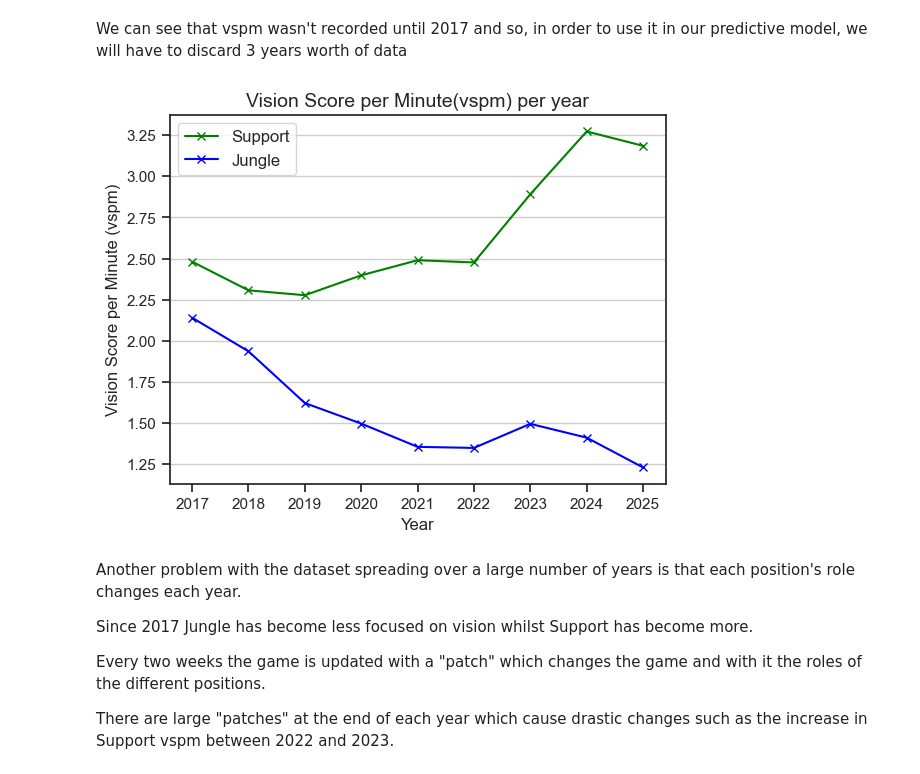
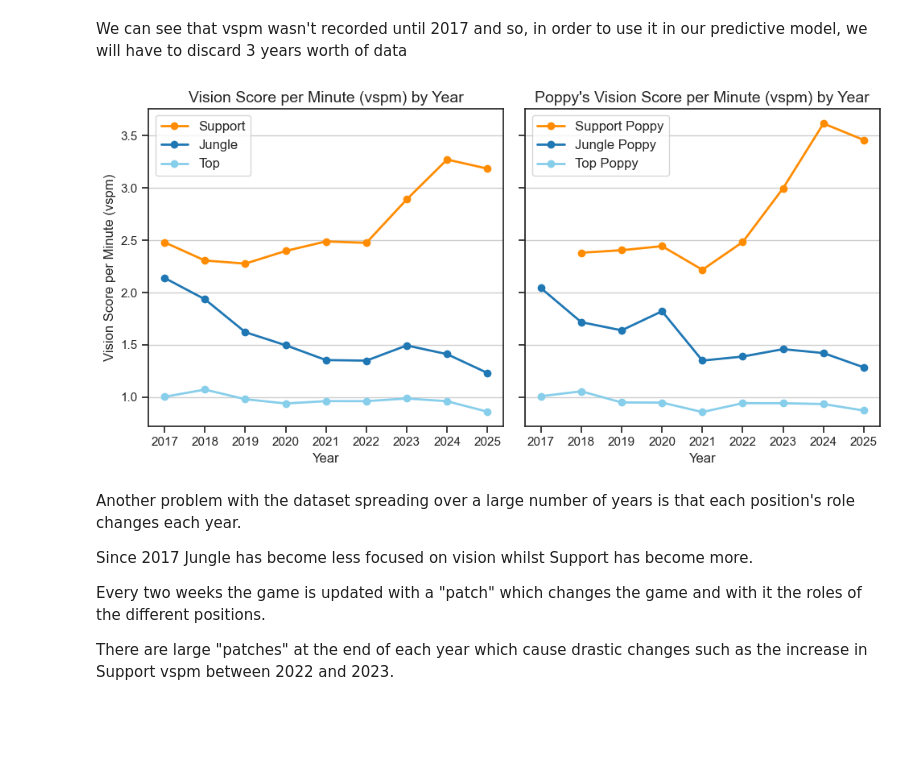
Before and after one commit to Samuel-Kelly-hub/Esports-Results-Project, a Jupyter notebook: LoL_Data_Exploration.ipynb, the cells around one changed output. Cells and saved outputs as stored; diff of their text form; code cells hidden in the pictures; blank space fills up the shorter version.

```diff
--- a/LoL_Data_Exploration.ipynb
+++ b/LoL_Data_Exploration.ipynb
@@ -351,27 +350,65 @@ Name: vspm, dtype: float64
 # %% [markdown]
 We can see that vspm wasn't recorded until 2017 and so, in order to use it in our predictive model, we will have to discard 3 years worth of data
 # %%
-plt.plot(dflol[dflol["position"] == "sup"].groupby("year")["vspm"].mean(),
-         label="Support",
-         marker="x",
-         linestyle="-",
-         color="green")
+fig, axes = plt.subplots(1, 2, figsize=(10, 5), sharey=True)
 
-plt.plot(dflol[dflol["position"] == "jng"].groupby("year")["vspm"].mean(),
-         label="Jungle",
-         marker="x",
-         linestyle="-",
-         color="blue")
+axes[0].plot(dflol[dflol["position"] == "sup"].groupby("year")["vspm"].mean(),
+             label="Support",
+             marker="o",
+             linestyle="-",
+             linewidth=2,
+             color="darkorange")
 
-plt.grid(axis="y")
-plt.title("Vision Score per Minute(vspm) per year", fontsize=14)
-plt.xlabel("Year")
-plt.ylabel("Vision Score per Minute (vspm)")
-plt.legend(fontsize=12)
+axes[0].plot(dflol[dflol["position"] == "jng"].groupby("year")["vspm"].mean(),
+             label="Jungle",
+             marker="o",
+             linestyle="-",
+             linewidth=2,
+             color="tab:blue")
 
+axes[0].plot(dflol[dflol["position"] == "top"].groupby("year")["vspm"].mean(),
+             label="Top",
+             marker="o",
+             linestyle="-",
+             linewidth=2,
+             color="skyblue")
+
+axes[0].grid(axis="y")
+axes[0].set_title("Vision Score per Minute (vspm) by Year", size=14)
+axes[0].set_xlabel("Year", size=12)
+axes[0].set_ylabel("Vision Score per Minute (vspm)", size=12)
+axes[0].legend(fontsize=12, loc=(0.02, 0.79))
+
+axes[1].plot(dflol[(dflol["position"] == "sup") & (dflol["champion"] == "Poppy")].groupby("year")["vspm"].mean(),
+             label="Support Poppy",
+             marker="o",
+             linestyle="-",
+             linewidth=2,
+             color="darkorange")
+
+axes[1].plot(dflol[(dflol["position"] == "jng") & (dflol["champion"] == "Poppy")].groupby("year")["vspm"].mean(),
+             label="Jungle Poppy",
+             marker="o",
+             linestyle="-",
+             linewidth=2,
+             color="tab:blue")
+
+axes[1].plot(dflol[(dflol["position"] == "top") & (dflol["champion"] == "Poppy")].groupby("year")["vspm"].mean(),
+             label="Top Poppy",
+             marker="o",
+             linestyle="-",
+             linewidth=2,
+             color="skyblue")
+
+axes[1].grid(axis="y")
+axes[1].set_title("Poppy's Vision Score per Minute (vspm) by Year", size=14)
+axes[1].set_xlabel("Year", size=12)
+axes[1].legend(fontsize=12, loc=(0.02, 0.79))
+
+plt.tight_layout()
 plt.show()
 # %% [output]
-[figure, old version]
+[figure, new version]
 # %% [markdown]
 Another problem with the dataset spreading over a large number of years is that each position's role changes each year.
 
```
Also changed, not shown: parts of 30 cells of this notebook.
